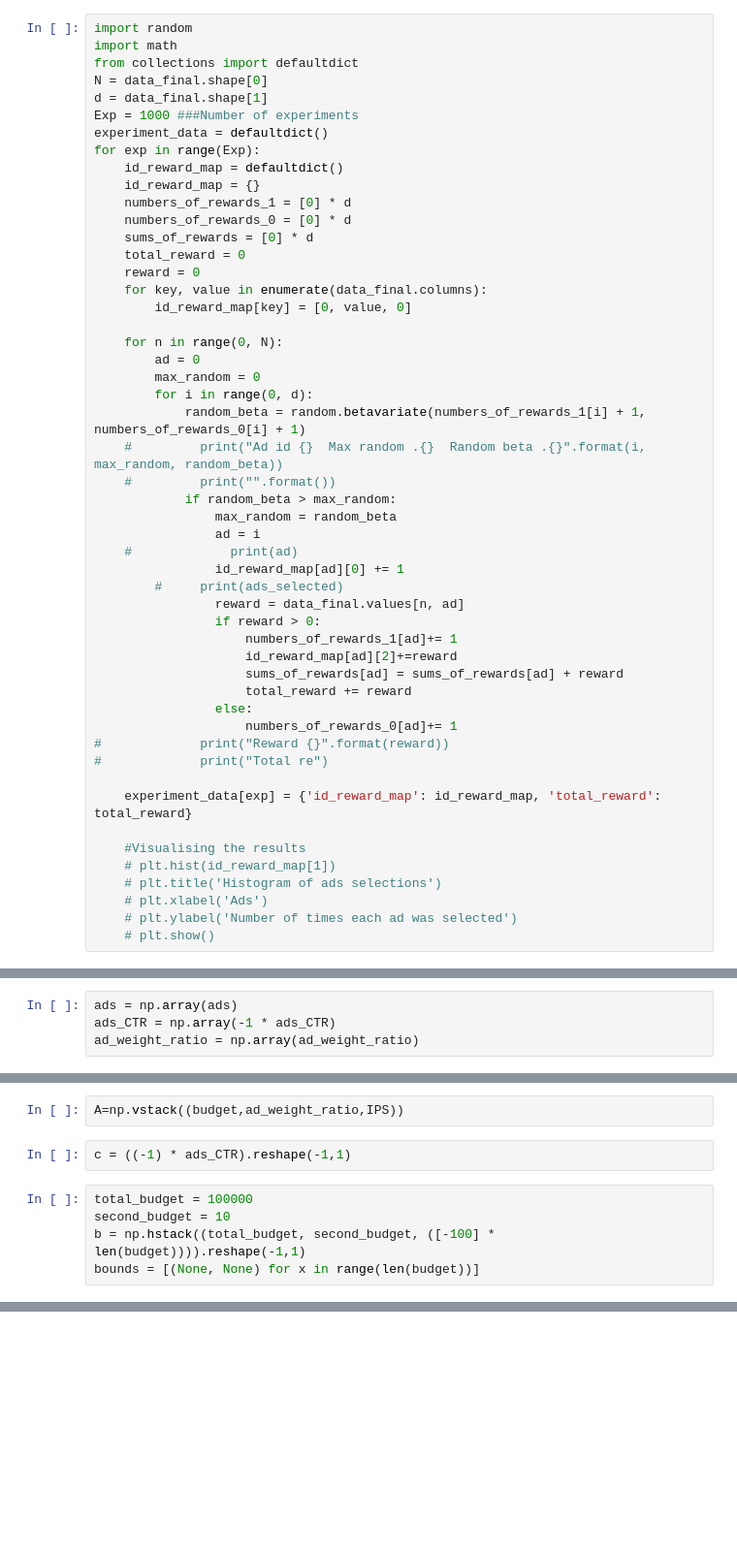
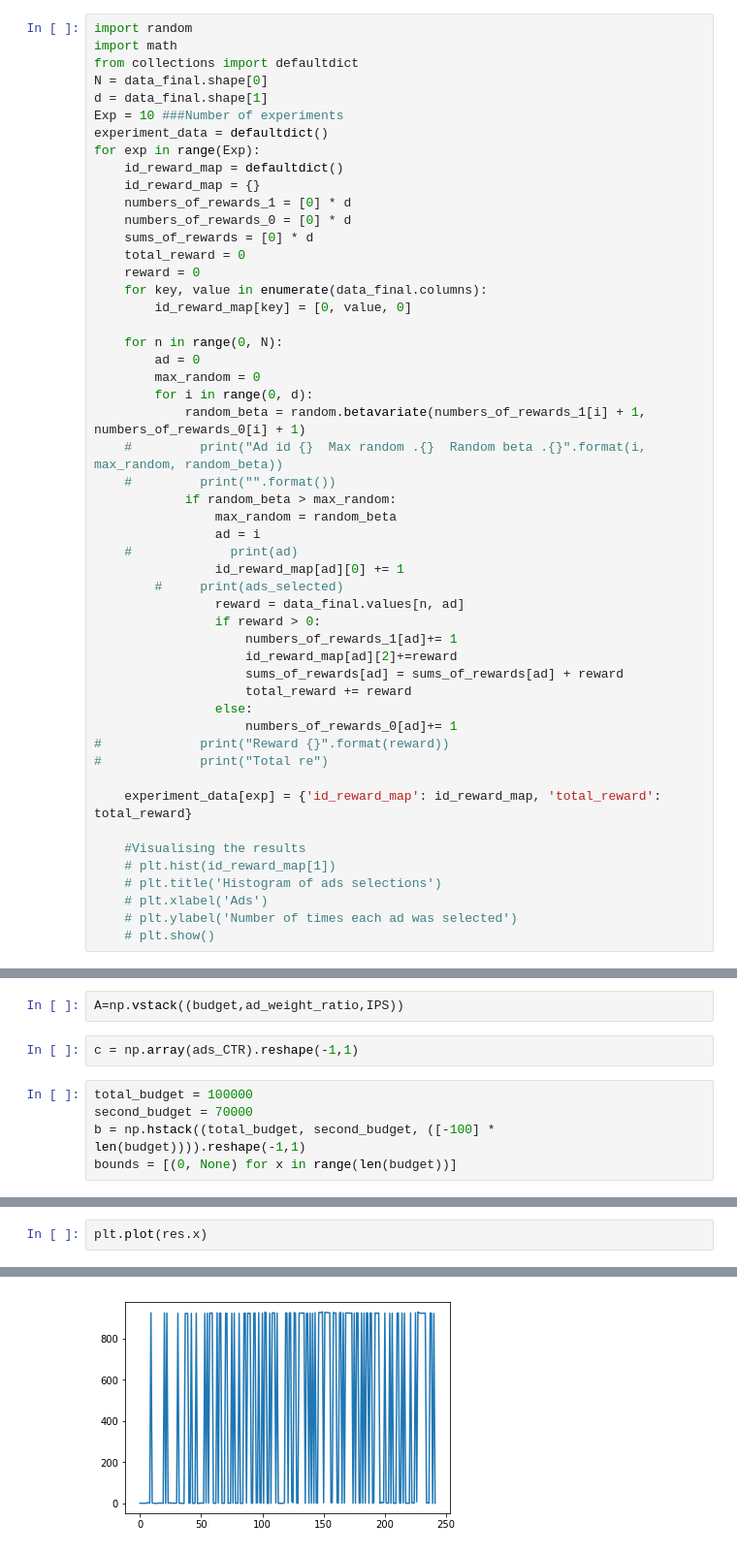
Before and after one commit to antan123/Work, a Jupyter notebook: sagemaker/Thompson Sampling.ipynb, the cells around one changed output, grey strips where cells are left out. Shown at 97% size. Drawn from its saved outputs; the diff is of its cells as text; blank space fills up the shorter version.

```diff
--- a/sagemaker/Thompson Sampling.ipynb
+++ b/sagemaker/Thompson Sampling.ipynb
@@ -118,7 +112,7 @@ import math
 from collections import defaultdict
 N = data_final.shape[0]
 d = data_final.shape[1]
-Exp = 1000 ###Number of experiments
+Exp = 10 ###Number of experiments
 experiment_data = defaultdict()
 for exp in range(Exp):
     id_reward_map = defaultdict()
@@ -215,7 +195,3 @@ for key, value in ad_weights.items():
     ads.append(key)
     ads_CTR.append(value[0])
     ad_weight_ratio.append(value[1])
-# %%
-ads = np.array(ads)
-ads_CTR = np.array(-1 * ads_CTR)
-ad_weight_ratio = np.array(ad_weight_ratio)
@@ -260,12 +207,12 @@ len(budget)
 # %%
 A=np.vstack((budget,ad_weight_ratio,IPS))
 # %%
-c = ((-1) * ads_CTR).reshape(-1,1)
+c = np.array(ads_CTR).reshape(-1,1)
 # %%
 total_budget = 100000
-second_budget = 10
+second_budget = 70000
 b = np.hstack((total_budget, second_budget, ([-100] * len(budget)))).reshape(-1,1)
-bounds = [(None, None) for x in range(len(budget))]
+bounds = [(0, None) for x in range(len(budget))]
 # %%
 res = linprog(c,A_ub=A,b_ub=b,bounds=bounds,method='interior-point',options={"disp": True})
 # %% [output]
@@ -287,0 +229,3 @@ print(sum(res.x))
+# %%
+plt.plot(res.x)
+# %% [output]
@@ -287,0 +233 @@ print(sum(res.x))
+[figure, added]
```
Also changed, not shown: parts of 22 cells of this notebook, 5 other files.
